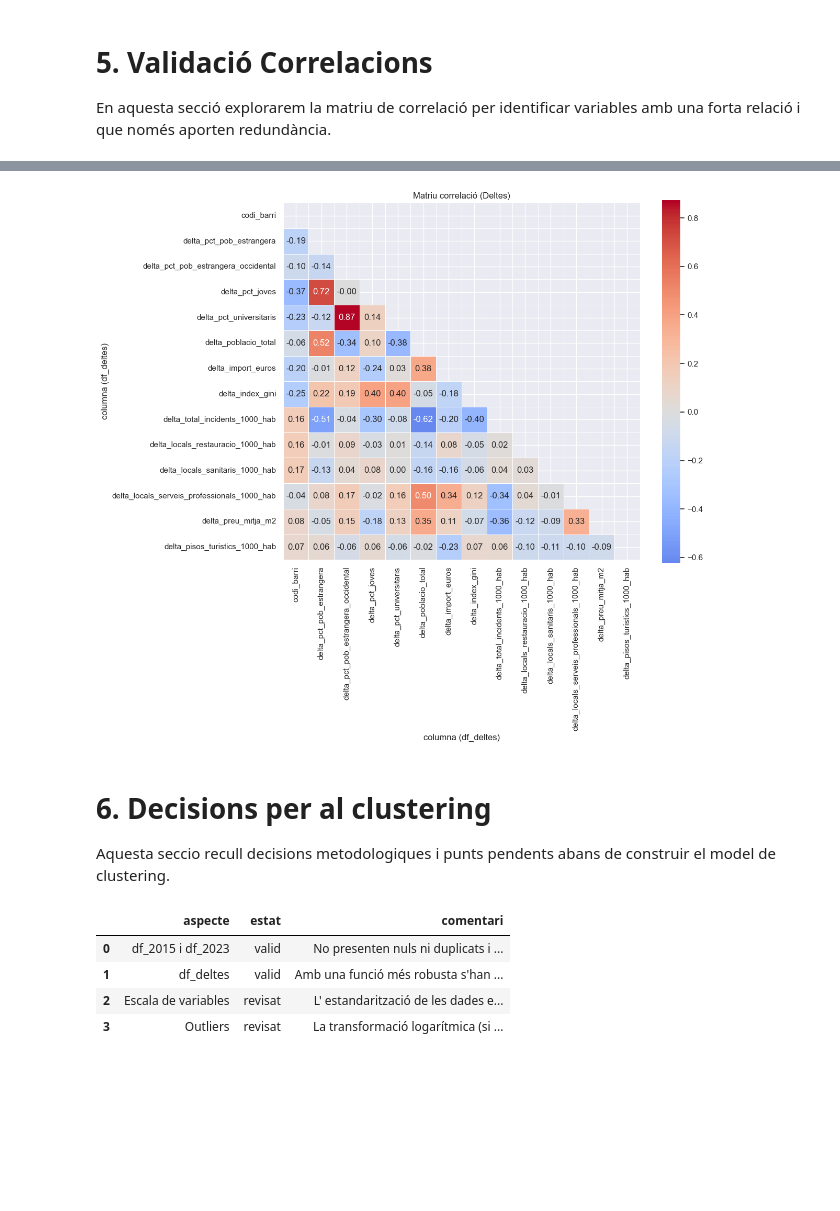
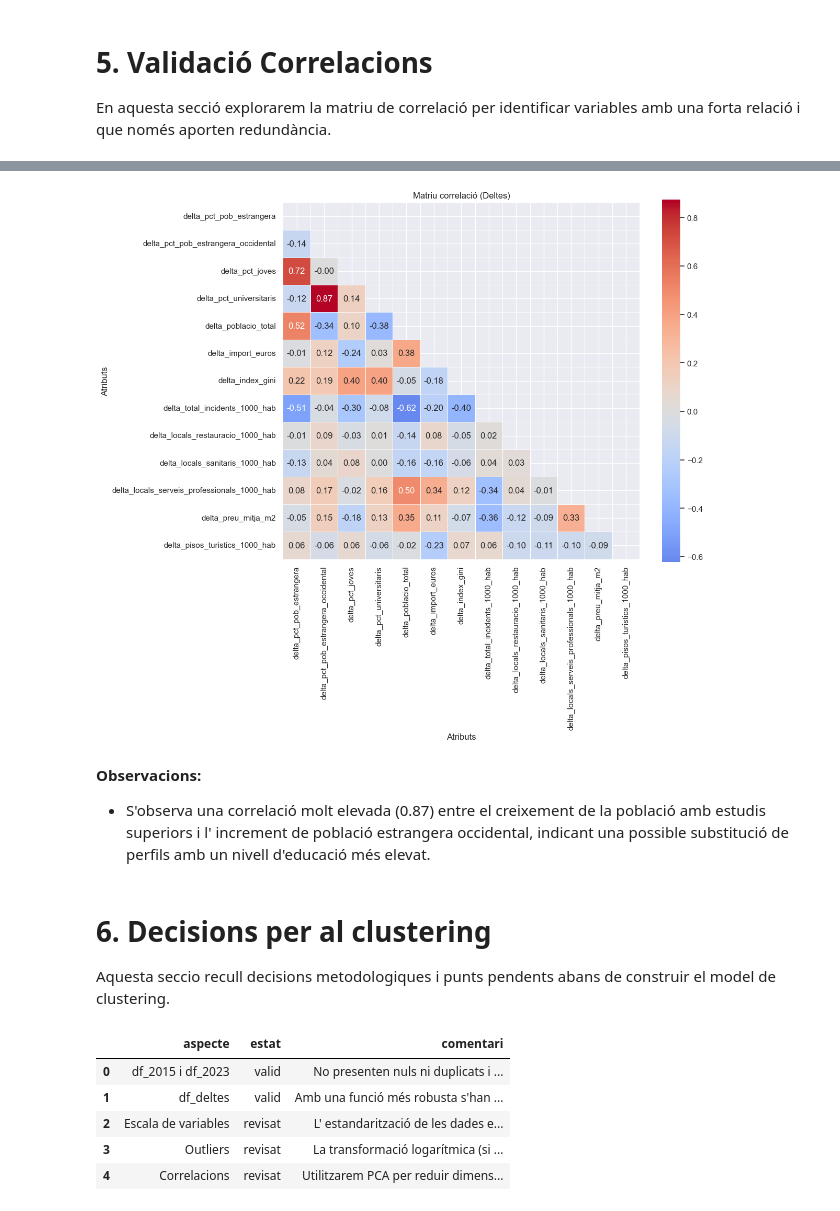
Before and after one commit to joseprau/tfm_gentrificacio_bcn, a Jupyter notebook: notebooks/eda.ipynb, the cells around one changed output, grey strips where cells are left out. Saved outputs shown, nothing was run; the diff lists cells and outputs as text; code cells hidden in the pictures; blank space fills up the shorter version.

```diff
--- a/notebooks/eda.ipynb
+++ b/notebooks/eda.ipynb
@@ -489,7 +494,10 @@ corr_plot(df_2023.corr(), "Matriu correlació (2023)", "correlacions_2023.png")
 # %%
-corr_plot(df_deltes.corr(), "Matriu correlació (Deltes)", "correlacions_deltes.png")
+corr_plot(df_deltes, "Matriu correlació (Deltes)", "correlacions_deltes.png")
 # %% [output]
-[figure, old version]
+[figure, new version]
+# %% [markdown]
+**Observacions:**
+- S'observa una correlació molt elevada (0.87) entre el creixement de la població amb estudis superiors i l' increment de població estrangera occidental, indicant una possible substitució de perfils amb un nivell d'educació més elevat.
 # %% [markdown]
 # 6. Decisions per al clustering
 
@@ -498,30 +506,37 @@ Aquesta seccio recull decisions metodologiques i punts pendents abans de constru
 decisions = pd.DataFrame([
     {
         'aspecte': 'df_2015 i df_2023',
         'estat': 'valid',
         'comentari': 'No presenten nuls ni duplicats i mantenen una estructura sòlida per barri.'
     },
     {
         'aspecte': 'df_deltes',
         'estat': 'valid',
         'comentari': "Amb una funció més robusta s'han calculat els deltes i ah permès tractar aquells registres amb denominador 0 o nul"
     },
     {
         'aspecte': 'Escala de variables',
         'estat': 'revisat',
         'comentari': "L' estandarització de les dades es durà a terme en el notbook de modelatge"
     },
     {
         'aspecte': 'Outliers',
         'estat': 'revisat',
         'comentari': 'La transformació logarítmica (si escau) es valorarà en la part de modelatge.'
+    },
+    {
+        'aspecte': 'Correlacions',
+        'estat': 'revisat',
+        'comentari': 'Utilitzarem PCA per reduir dimensionalitat i gestionar la colinealitat.'
     }
+
 ])
 
 decisions
 # %% [output]
 |  | aspecte | estat | comentari |
 | 0 | df_2015 i df_2023 | valid | No presenten nuls ni duplicats i ... |
 | 1 | df_deltes | valid | Amb una funció més robusta s'han ... |
 | 2 | Escala de variables | revisat | L' estandarització de les dades e... |
 | 3 | Outliers | revisat | La transformació logarítmica (si ... |
+| 4 | Correlacions | revisat | Utilitzarem PCA per reduir dimens... |
```
Also changed, not shown: parts of 5 cells of this notebook, 4 other files.
